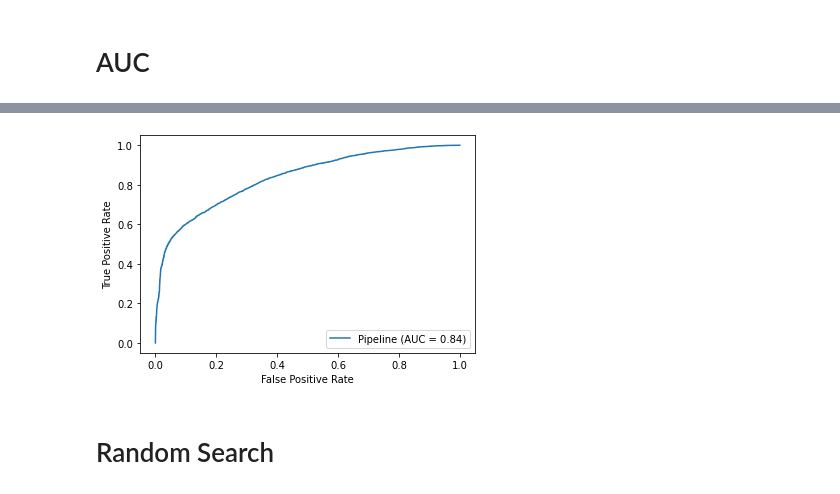
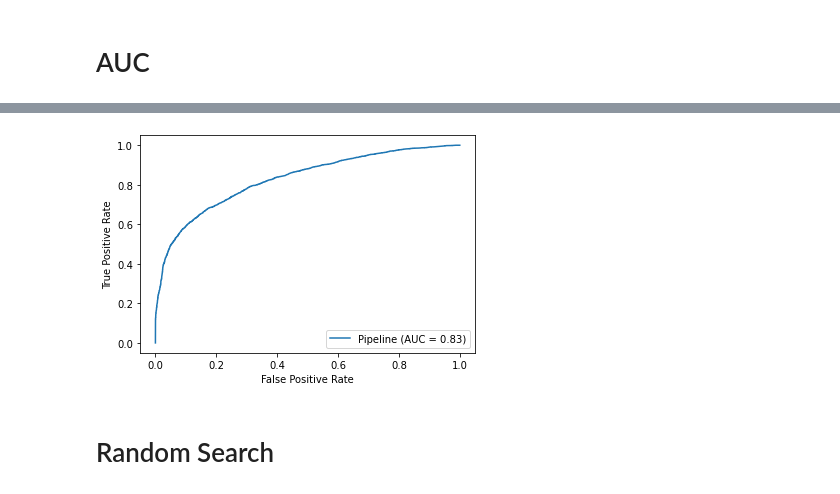
Before and after one commit to wasih790/Project_3_Tanzanian_Water_Wells, a Jupyter notebook: Complex Model/Binary Random Forest.ipynb, the cells around one changed output, grey strips where cells are left out. Saved outputs shown, nothing was run; the diff lists cells and outputs as text; code cells hidden in the pictures.

Commit message:
reran model with funder and installer

```diff
--- a/Complex Model/Binary Random Forest.ipynb
+++ b/Complex Model/Binary Random Forest.ipynb
@@ -21,0 +25,3 @@ df = pd.read_csv('Taz_Water.csv')
+# %%
+df['installer'].fillna(value='Unknown',inplace=True)  # filling null values with unknown
+df['installer'].replace(to_replace = '0', value ='Unknown' , inplace=True) # filling 0 values with unknown
@@ -22,7 +72,19 @@ df = pd.read_csv('Taz_Water.csv')
+# %%
+# continue to replacing spellin mistakes and getting together values
+df['installer'].replace(to_replace = ('Colonial Government') , value ='Colonial government' , inplace=True)
+df['installer'].replace(to_replace = ('Government of Misri') , value ='Misri Government' , inplace=True)
+df['installer'].replace(to_replace = ('Italy government') , value ='Italian government' , inplace=True)
+df['installer'].replace(to_replace = ('British colonial government') , value ='British government' , inplace=True)
+df['installer'].replace(to_replace = ('Concern /government') , value ='Concern/Government' , inplace=True)
+df['installer'].replace(to_replace = ('Village Government') , value ='Village government' , inplace=True)
+df['installer'].replace(to_replace = ('Government and Community') , value ='Government /Community' , inplace=True)
+df['installer'].replace(to_replace = ('Cetral government /RC') , value ='RC church/Central Gover' , inplace=True)
+df['installer'].replace(to_replace = ('Government /TCRS','Government/TCRS') , value ='TCRS /Government' , inplace=True)
+df['installer'].replace(to_replace = ('ADRA /Government') , value ='ADRA/Government' , inplace=True)
 # %% [markdown]
 # Unnessary Columns for preditive model
 # %%
-pred_uncol = ['date_recorded','funder','installer','longitude','latitude','wpt_name','num_private','subvillage'
+pred_uncol = ['date_recorded','longitude','latitude','wpt_name','num_private','subvillage'
               ,'recorded_by','scheme_name','ward','public_meeting',
              'extraction_type','payment','quality_group','source_type','quantity',
              'waterpoint_type_group','permit']
@@ -93,7 +155,7 @@ num_cols = X_train.select_dtypes(['int','float']).columns
 numeric_pipe = Pipeline([('numnorm',StandardScaler())])
 
 nominal_pipe = Pipeline([
-    ('onehotenc', OneHotEncoder(sparse=False,handle_unknown = 'ignore')),
+    ('onehotenc', OneHotEncoder(handle_unknown = 'ignore')),
     ('onehotnorm', StandardScaler())
 ])
 # %%
@@ -194,7 +258,7 @@ roc_auc_ovr
 # %%
-plot_roc_curve(rt,X_train,y_train);
+plot_roc_curve(rt,X_test,y_test);
 # %% [output]
-[figure, old version]
+[figure, new version]
 # %% [markdown]
 # Random Search
 # %%
```
Also changed, not shown: parts of 34 cells of this notebook, 4 other files.
